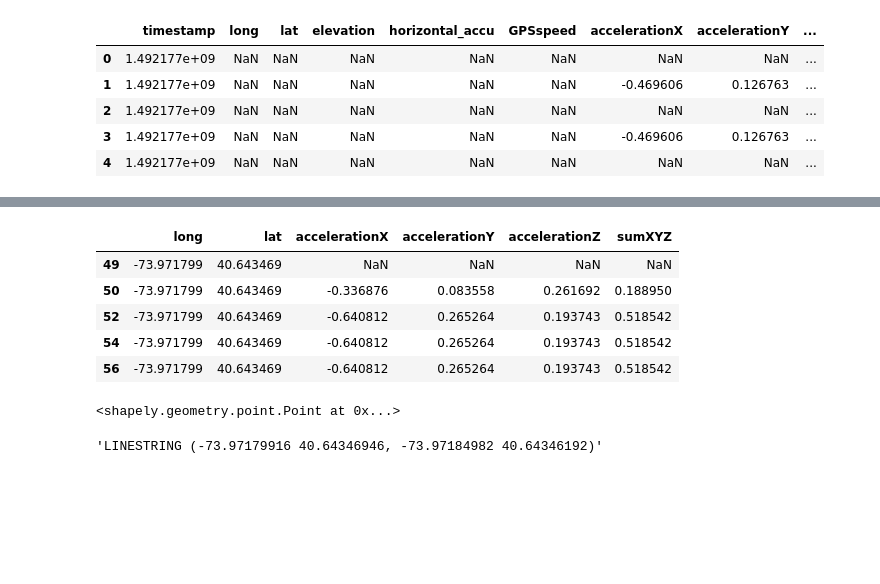
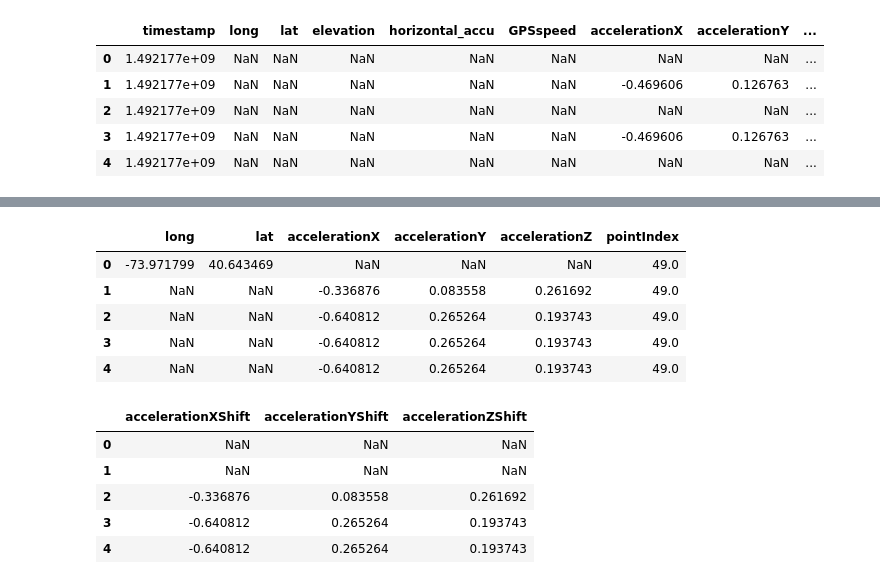
Before and after one commit to alephcero/OSCstats, a Jupyter notebook: loadOSCdata.ipynb, the cells around one changed output, grey strips where cells are left out. Drawn from its saved outputs; the diff is of its cells as text; code cells hidden in the pictures; blank space fills up the shorter version.

```diff
--- a/loadOSCdata.ipynb
+++ b/loadOSCdata.ipynb
@@ -123,20 +148,12 @@ ValueError: The truth value of a Series is ambiguous. Use a.empty, a.bool(), a.i
+# %%
+dataClip['pointIndex'] = dataClip['pointIndex'].fillna(method='ffill')
+dataClip.head()
+# %% [output]
+|  | long | lat | accelerationX | accelerationY | accelerationZ | pointIndex |
+| 0 | -73.971799 | 40.643469 | NaN | NaN | NaN | 49.0 |
+| 1 | NaN | NaN | -0.336876 | 0.083558 | 0.261692 | 49.0 |
+| 2 | NaN | NaN | -0.640812 | 0.265264 | 0.193743 | 49.0 |
+| 3 | NaN | NaN | -0.640812 | 0.265264 | 0.193743 | 49.0 |
+| 4 | NaN | NaN | -0.640812 | 0.265264 | 0.193743 | 49.0 |
 # %%
-
-dataClip.head()
+#dataOrig = dataClip.copy()
-# %% [output]
-|  | long | lat | accelerationX | accelerationY | accelerationZ | sumXYZ |
-| 49 | -73.971799 | 40.643469 | NaN | NaN | NaN | NaN |
-| 50 | -73.971799 | 40.643469 | -0.336876 | 0.083558 | 0.261692 | 0.188950 |
-| 52 | -73.971799 | 40.643469 | -0.640812 | 0.265264 | 0.193743 | 0.518542 |
-| 54 | -73.971799 | 40.643469 | -0.640812 | 0.265264 | 0.193743 | 0.518542 |
-| 56 | -73.971799 | 40.643469 | -0.640812 | 0.265264 | 0.193743 | 0.518542 |
-# %%
-punto1 = Point(dataClip['long'].loc[49], dataClip['lat'].loc[49])
-punto2 = Point(dataClip['long'].loc[250], dataClip['lat'].loc[250])
-punto2
-# %% [output]
-<shapely.geometry.point.Point at 0x...>
-# %%
-LineString([punto1,punto2]).wkt
-# %% [output]
-'LINESTRING (-73.97179916 40.64346946, -73.97184982 40.64346192)'
@@ -142,0 +162,16 @@ LineString([punto1,punto2]).wkt
+# %%
+dataClipShifted = dataClip.shift(1)
+dataClipShifted.drop(['long','lat','pointIndex'],axis=1,inplace=True)
+dataClipShifted.columns = ['accelerationXShift','accelerationYShift','accelerationZShift']
+dataClip = pd.concat([dataClip,dataClipShifted],axis=1)
+dataClip.drop(['long','lat'],axis=1,inplace=True)
+dataClip.dropna(axis=0,how='any',inplace=True)
+
+dataClipShifted.head()
+# %% [output]
+|  | accelerationXShift | accelerationYShift | accelerationZShift |
+| 0 | NaN | NaN | NaN |
+| 1 | NaN | NaN | NaN |
+| 2 | -0.336876 | 0.083558 | 0.261692 |
+| 3 | -0.640812 | 0.265264 | 0.193743 |
+| 4 | -0.640812 | 0.265264 | 0.193743 |
```
Also changed, not shown: parts of 23 cells of this notebook.
